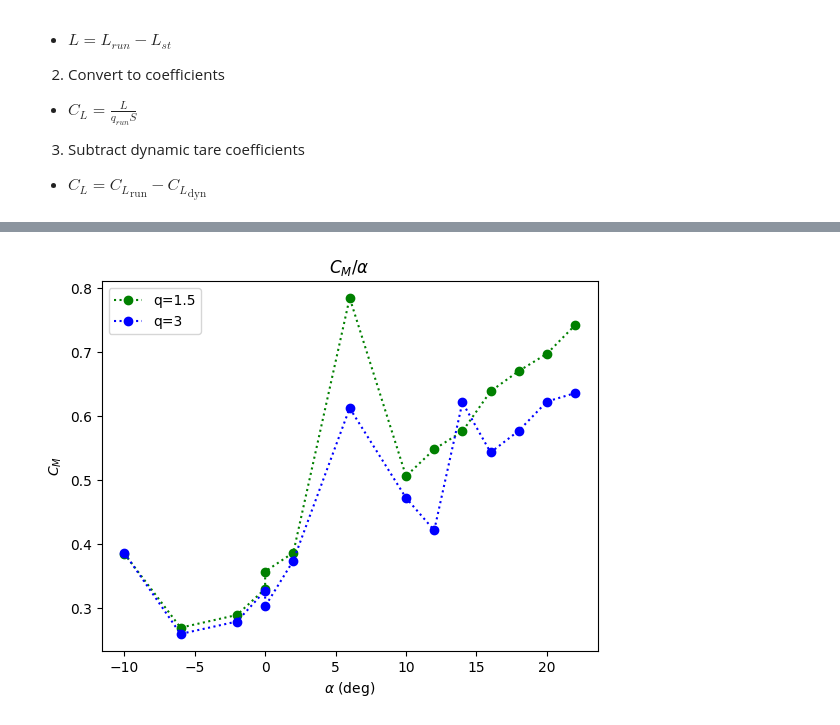
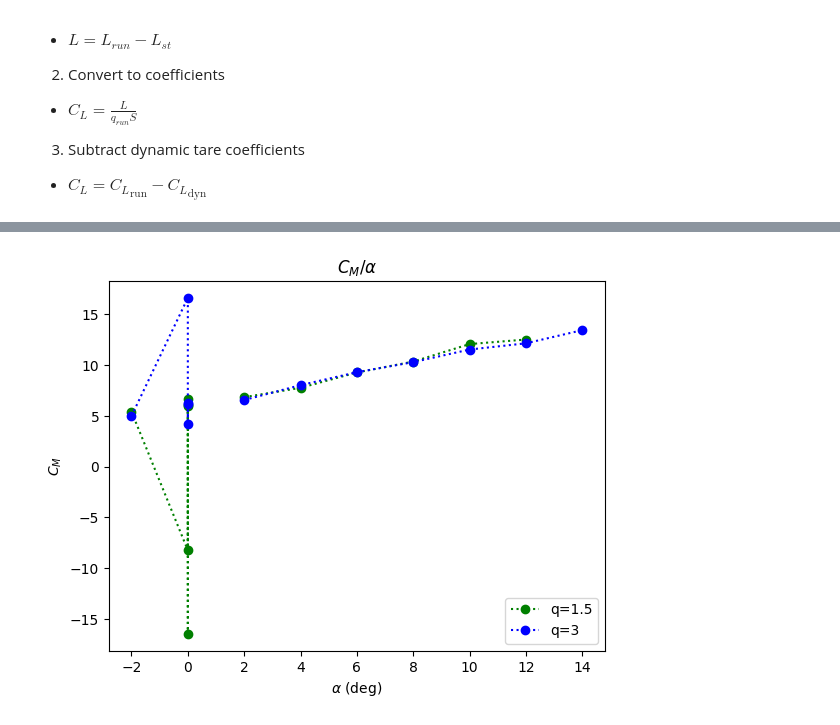
Before and after one commit to CthulhuWorshippr/ExperimentalMethods, a Jupyter notebook: finalAnalysis.ipynb, the cells around one changed output, grey strips where cells are left out. Saved outputs shown, nothing was run; the diff lists cells and outputs as text; code cells hidden in the pictures.

Commit message:
updating code to match new data

```diff
--- a/finalAnalysis.ipynb
+++ b/finalAnalysis.ipynb
@@ -17,7 +17,7 @@ noGroundPlate = pd.read_excel(
     sheet_name="NoGroundPlate",
 )
 
-dynamicTare = pd.read_excel(
+dt = pd.read_excel(
     FILE,
     sheet_name="DynamicTare",
 )
@@ -34,23 +34,27 @@ fiveIN = pd.read_excel(
 
 # Split the 4 runs
 
-static_tare = df[:][df["Run #"] == "2 w/o Tare"]
-static_tare = static_tare.reset_index(drop=True)
-# Round alpha to match columns
-static_tare["Alpha (deg)"] = static_tare["Alpha (deg)"].round()
-# duplicate missing row
-duplicate = static_tare[static_tare["Alpha (deg)"] == 2.0]
-duplicate_index = duplicate.index.to_list()[0] + 1
-duplicate["Alpha (deg)"] = 6.0
-static_tare_start = static_tare.iloc[:duplicate_index]
-static_tare_end = static_tare.iloc[duplicate_index:]
-static_tare = pd.concat([static_tare_start, duplicate, static_tare_end])
-static_tare = static_tare.reset_index(drop=True)
+# static_tare = df[:][df["Run #"] == "2 w/o Tare"]
+# static_tare = static_tare.reset_index(drop=True)
+# # Round alpha to match columns
+# static_tare["Alpha (deg)"] = static_tare["Alpha (deg)"].round()
+# # duplicate missing row
+# duplicate = static_tare[static_tare["Alpha (deg)"] == 2.0]
+# duplicate_index = duplicate.index.to_list()[0] + 1
+# duplicate["Alpha (deg)"] = 6.0
+# static_tare_start = static_tare.iloc[:duplicate_index]
+# static_tare_end = static_tare.iloc[duplicate_index:]
+# static_tare = pd.concat([static_tare_start, duplicate, static_tare_end])
+# static_tare = static_tare.reset_index(drop=True)
 
-run_1 = df[:][(df["Run #"] == "3 w/o Tare") & (df["Q (psf)"] > 1)]
+run_1 = noGroundPlate #[:][(noGroundPlate["Run #"] == "3 w/o Tare") & (noGroundPlate["Q (psf)"] > 1)]
 run_1 = run_1.reset_index(drop=True)
-run_1["Alpha (deg)"] = run_1["Alpha (deg)"].round()
+run_1["AOA"] = run_1["AOA"].round()
 
-run_2 = df[:][(df["Run #"] == "4 w/o Tare") & (df["Q (psf)"] > 1)]
+run_2 = threeIN #[:][(df["Run #"] == "4 w/o Tare") & (df["Q (psf)"] > 1)]
 run_2 = run_2.reset_index(drop=True)
-run_2["Alpha (deg)"] = run_2["Alpha (deg)"].round()
+run_2["AOA"] = run_2["AOA"].round()
+
+run_3 = fiveIN #[:][(df["Run #"] == "4 w/o Tare") & (df["Q (psf)"] > 1)]
+run_3 = run_3.reset_index(drop=True)
+run_3["AOA"] = run_3["AOA"].round()
@@ -140,15 +142,15 @@ _ = ax.legend()
 # %%
 fig, ax = plt.subplots()
 ax.set_xlabel("$\\alpha$ (deg)")
 ax.set_ylabel("$C_M$")
 ax.set_title("$C_M / \\alpha$")
-line_1, = ax.plot(run_1_sorted["Alpha (deg)"], run_1_sorted.moment_coefficient, "go:")
+line_1, = ax.plot(run_1_sorted["AOA"], run_1_sorted.moment_coefficient, "go:")
 line_1.set_label("q=1.5")
-line_2, = ax.plot(run_2_sorted["Alpha (deg)"], run_2_sorted.moment_coefficient, "bo:")
+line_2, = ax.plot(run_2_sorted["AOA"], run_2_sorted.moment_coefficient, "bo:")
 line_2.set_label("q=3")
 _ =  ax.legend()
 # %% [output]
-[figure, old version]
+[figure, new version]
 # %%
 fig, ax = plt.subplots()
 ax.set_xlabel("$C_D$")
```
Also changed, not shown: parts of 5 cells of this notebook.
